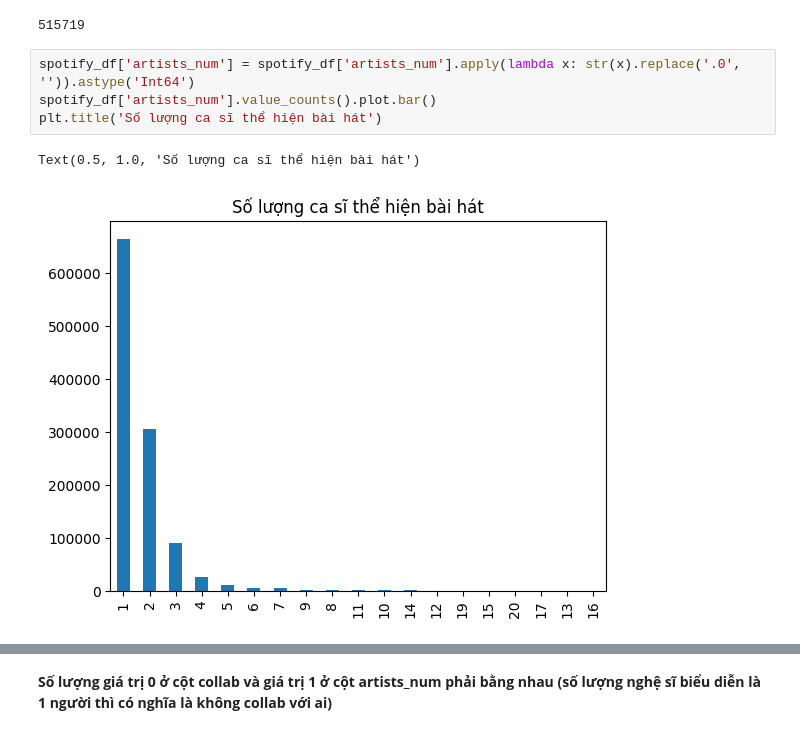
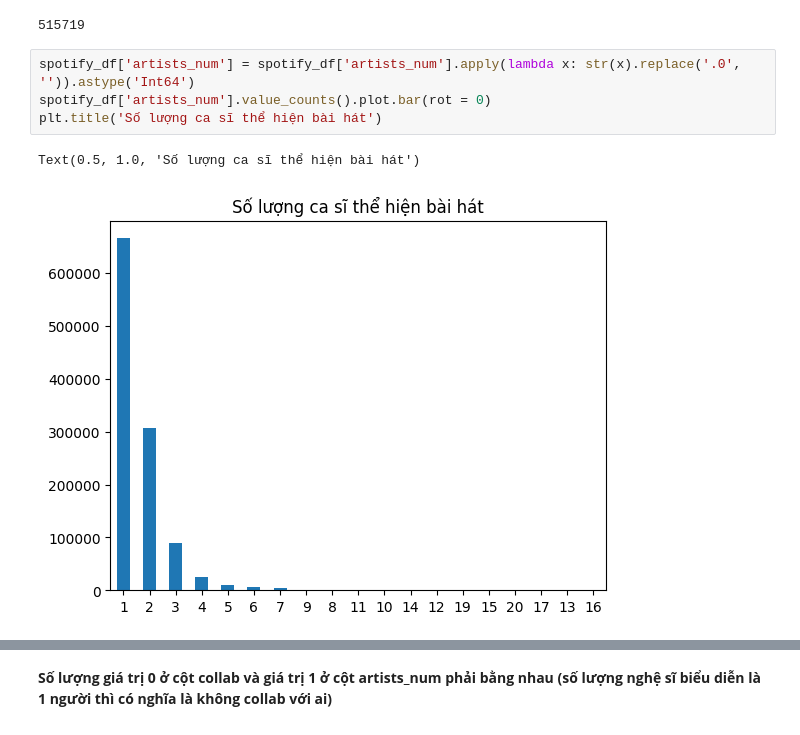
Before and after one commit to Miruku2201/LTKHDL_FinalProject, a Jupyter notebook: EDA.ipynb, the cells around one changed output, grey strips where cells are left out. Saved outputs shown, nothing was run; the diff lists cells and outputs as text.

```diff
--- a/EDA.ipynb
+++ b/EDA.ipynb
@@ -293,10 +328,10 @@ count[count.index=='1.0'].sum()
 515719
 # %%
 spotify_df['artists_num'] = spotify_df['artists_num'].apply(lambda x: str(x).replace('.0', '')).astype('Int64')
-spotify_df['artists_num'].value_counts().plot.bar()
+spotify_df['artists_num'].value_counts().plot.bar(rot = 0)
 plt.title('Số lượng ca sĩ thể hiện bài hát')
 # %% [output]
 Text(0.5, 1.0, 'Số lượng ca sĩ thể hiện bài hát')
-[figure, old version]
+[figure, new version]
 # %%
 to_numeric('collab', int)
```
Also changed, not shown: parts of 29 cells of this notebook, 2 other files.
